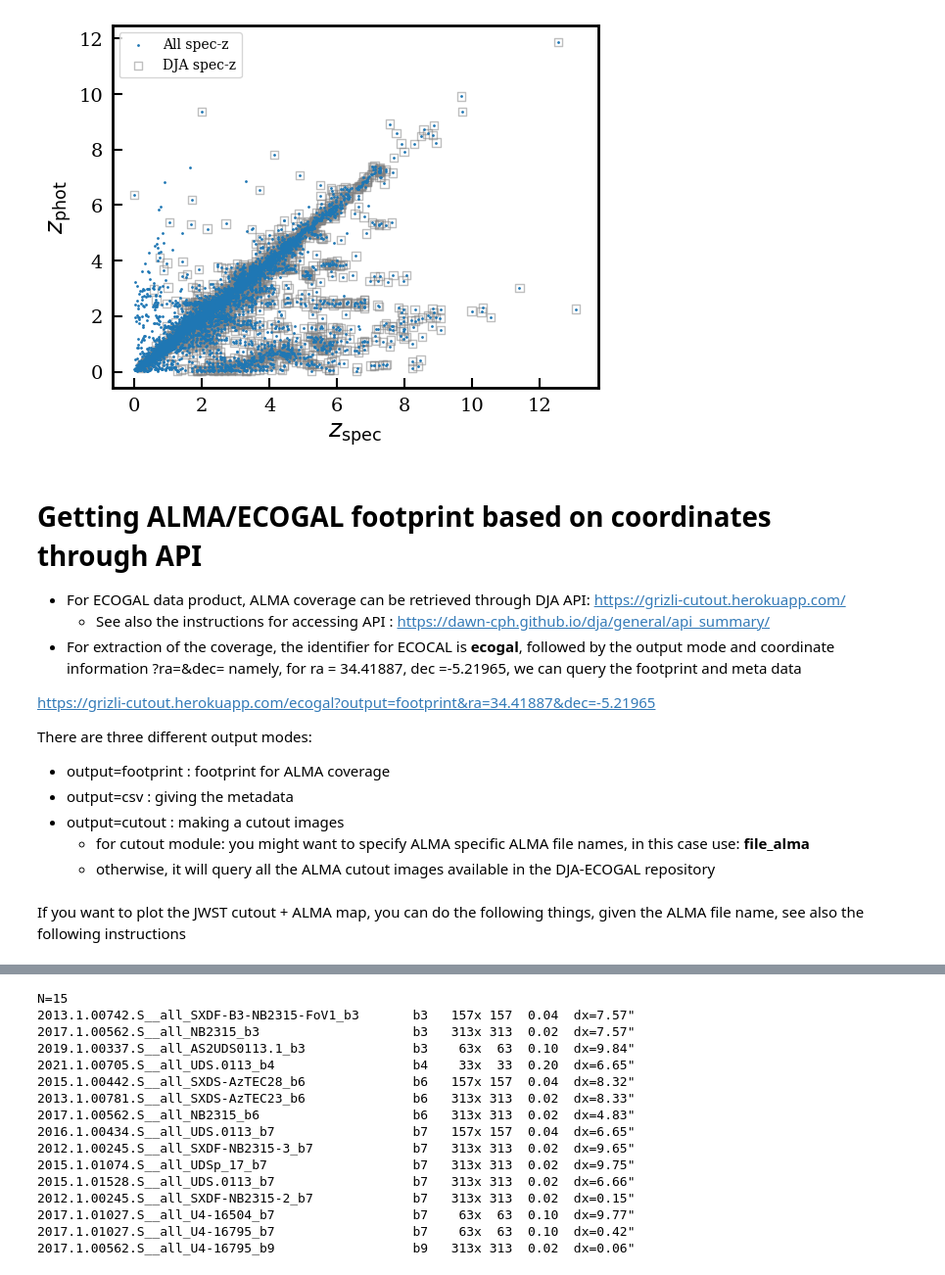
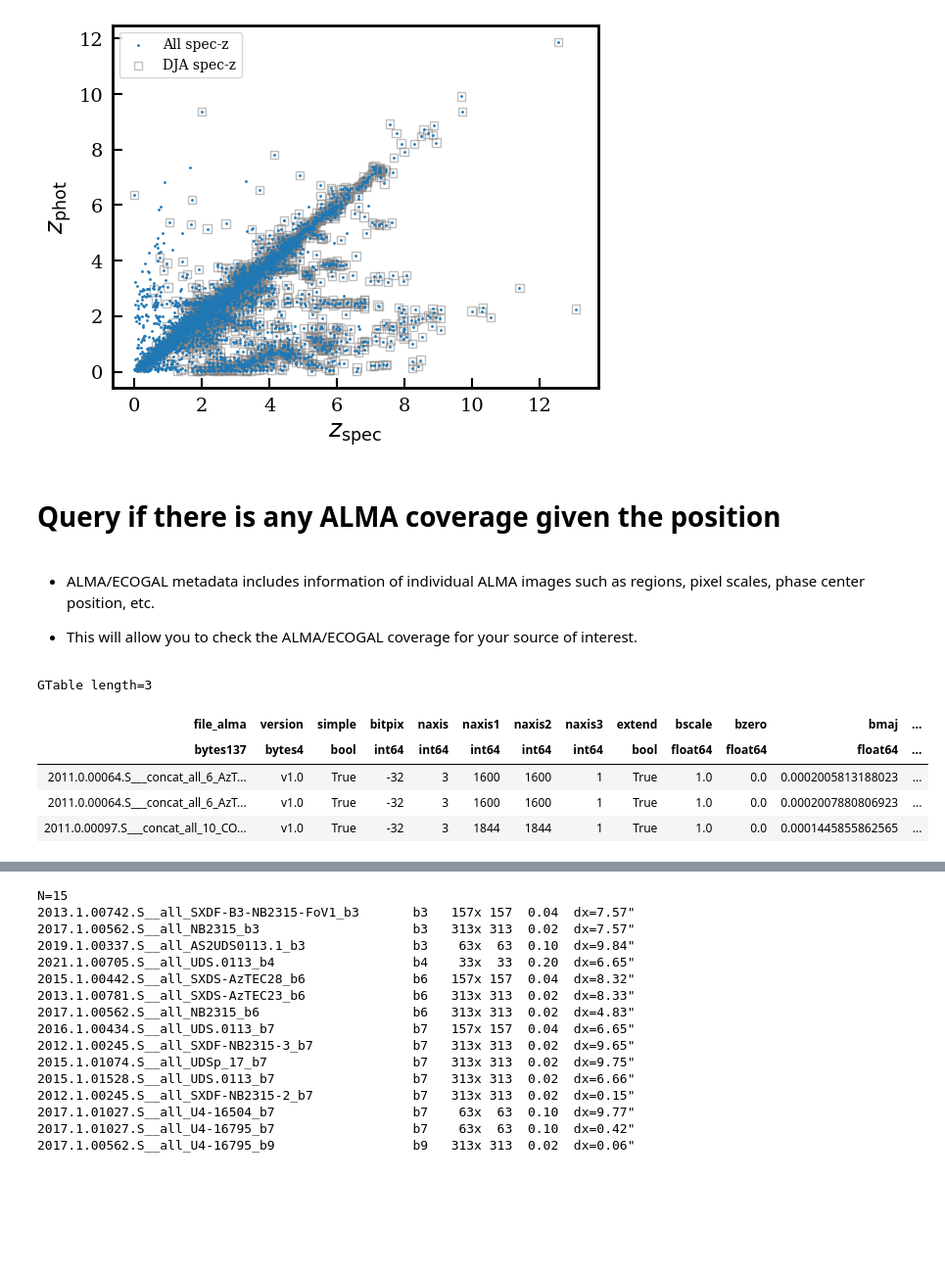
Before and after one commit to dawn-cph/dja, a Jupyter notebook: assets/post_files/2025-11-20-ecogal-dja-showcase.ipynb, the cells around one changed output, grey strips where cells are left out. Shown at 98% size. Cells and saved outputs as stored; diff of their text form; code cells hidden in the pictures; blank space fills up the shorter version.

```diff
--- a/assets/post_files/2025-11-20-ecogal-dja-showcase.ipynb
+++ b/assets/post_files/2025-11-20-ecogal-dja-showcase.ipynb
@@ -196,22 +196,25 @@ plt.legend()
 # %% [output]
 <matplotlib.legend.Legend at 0x...>
 [figure]
-# %% [markdown]
-# Getting ALMA/ECOGAL footprint based on coordinates through API
-
-* For ECOGAL data product, ALMA coverage can be retrieved through DJA API: https://grizli-cutout.herokuapp.com/
-    * See also the instructions for accessing API : https://dawn-cph.github.io/dja/general/api_summary/
-* For extraction of the coverage, the identifier for ECOCAL is **ecogal**, followed by the output mode and coordinate information ?ra=&dec=
-namely, for ra = 34.41887, dec =-5.21965, we can query the footprint and meta data
-
-https://grizli-cutout.herokuapp.com/ecogal?output=footprint&ra=34.41887&dec=-5.21965
-
-There are three different output modes:
-
-* output=footprint : footprint for ALMA coverage
-* output=csv : giving the metadata
-* output=cutout : making a cutout images
-    * for cutout module: you might want to specify ALMA specific ALMA file names, in this case use: **file_alma**
-    * otherwise, it will query all the ALMA cutout images available in the DJA-ECOGAL repository
-# %% [markdown]
-If you want to plot the JWST cutout + ALMA map, you can do the following things, given the ALMA file name, see also the following instructions
+# %% [markdown]
+# Query if there is any ALMA coverage given the position
+# %% [markdown]
+* ALMA/ECOGAL metadata includes information of individual ALMA images such as regions, pixel scales, phase center position, etc.
+
+* This will allow you to check the ALMA/ECOGAL coverage for your source of interest.
+# %%
+# A complete version of the metadata
+
+version='v1'
+meta_file = "ecogal_"+version+"_metadata.fits"
+
+table_url = f"{URL_PREFIX}/ancillary/{meta_file}"
+meta = utils.read_catalog(download_file(table_url, cache=CACHE_DOWNLOADS), format='fits')
+meta[:3]
+# %% [output]
+GTable length=3
+| file_alma | version | simple | bitpix | naxis | naxis1 | naxis2 | naxis3 | extend | bscale | bzero | bmaj | ... |
+| bytes137 | bytes4 | bool | int64 | int64 | int64 | int64 | int64 | bool | float64 | float64 | float64 | ... |
+| 2011.0.00064.S___concat_all_6_AzT... | v1.0 | True | -32 | 3 | 1600 | 1600 | 1 | True | 1.0 | 0.0 | 0.0002005813188023 | ... |
+| 2011.0.00064.S___concat_all_6_AzT... | v1.0 | True | -32 | 3 | 1600 | 1600 | 1 | True | 1.0 | 0.0 | 0.0002007880806923 | ... |
+| 2011.0.00097.S___concat_all_10_CO... | v1.0 | True | -32 | 3 | 1844 | 1844 | 1 | True | 1.0 | 0.0 | 0.0001445855862565 | ... |
```
Also changed, not shown: parts of 66 cells of this notebook, 6 other files.
